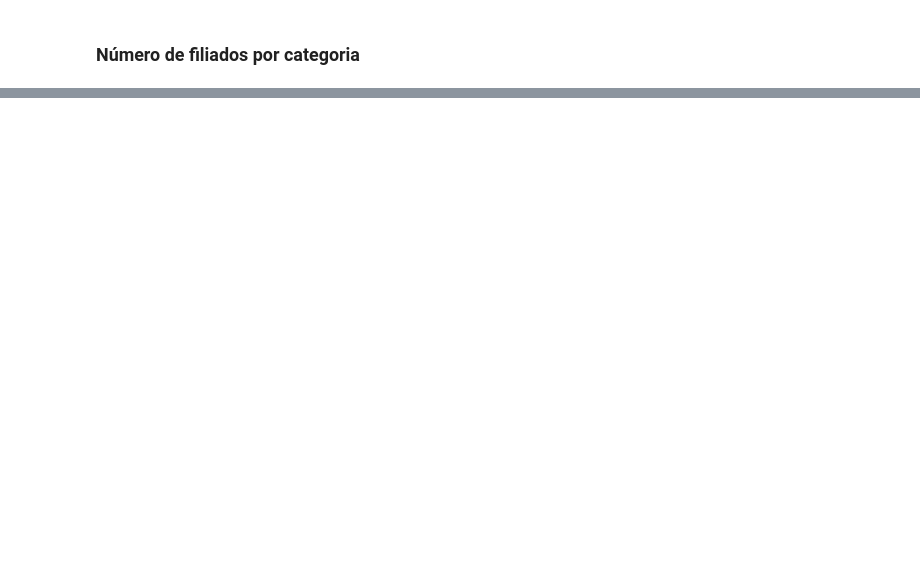
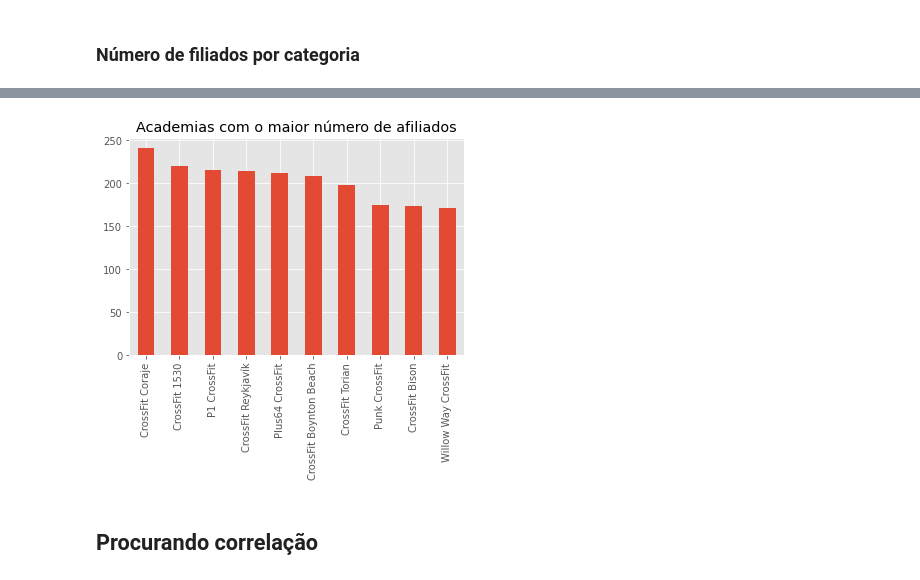
Before and after one commit to DheniMoura/Crossfit_open_2021, a Jupyter notebook: Analise_exploratória/Crossfit_open21_EDA.ipynb, the cells around one changed output, grey strips where cells are left out. Drawn from its saved outputs; the diff is of its cells as text; code cells hidden in the pictures; blank space fills up the shorter version.

```diff
--- a/Analise_exploratória/Crossfit_open21_EDA.ipynb
+++ b/Analise_exploratória/Crossfit_open21_EDA.ipynb
@@ -150,0 +205,6 @@ affiliate_gym[:5].plot.bar(title="Quantidade de atletas por continente");
+# %%
+affiliate_gym[1:11].plot.bar(title="Academias com o maior número de afiliados");
+# %% [output]
+[figure, added]
+# %% [markdown]
+## Procurando correlação
```
Also changed, not shown: parts of 15 cells of this notebook, 4 other files.
